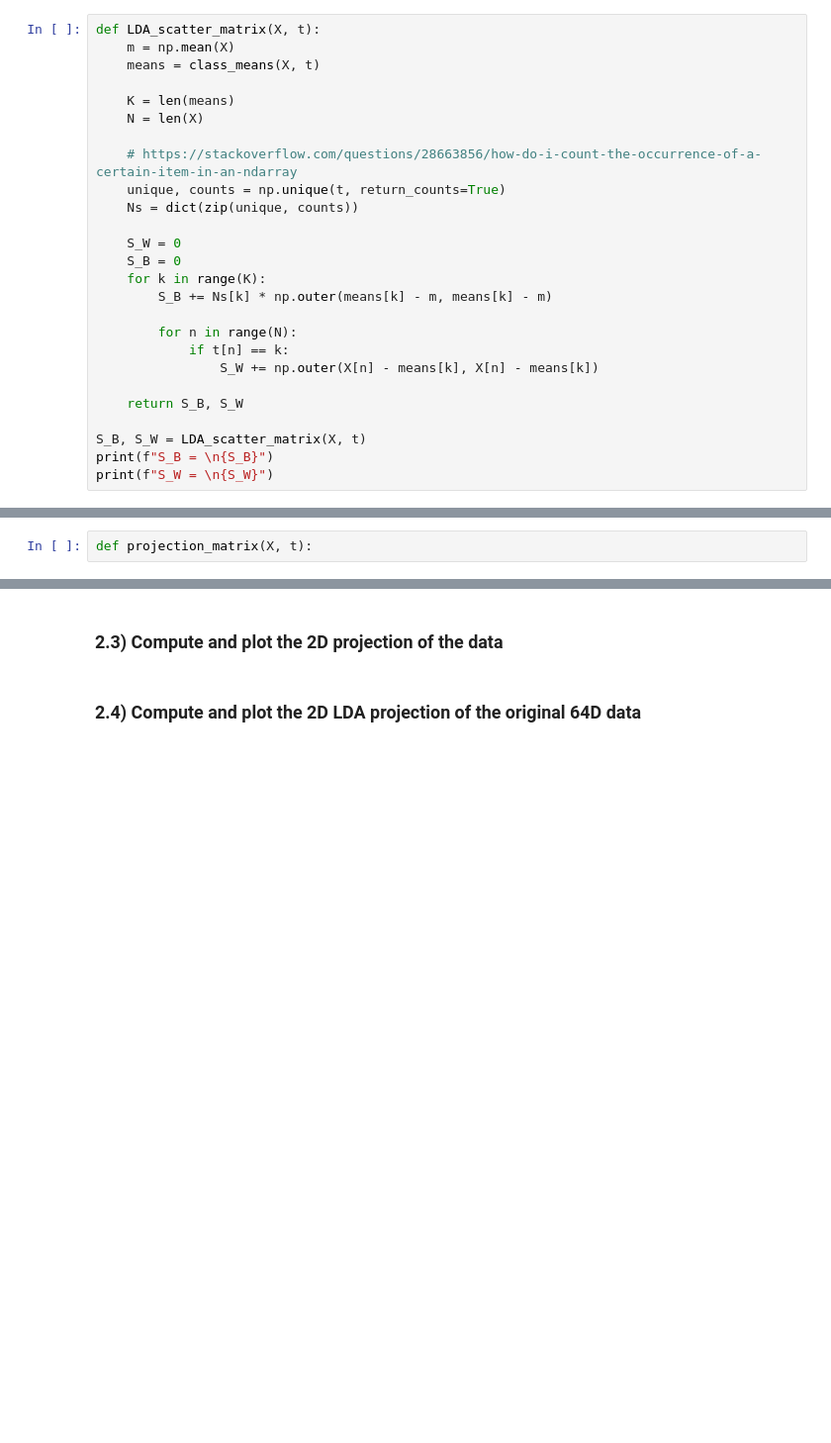
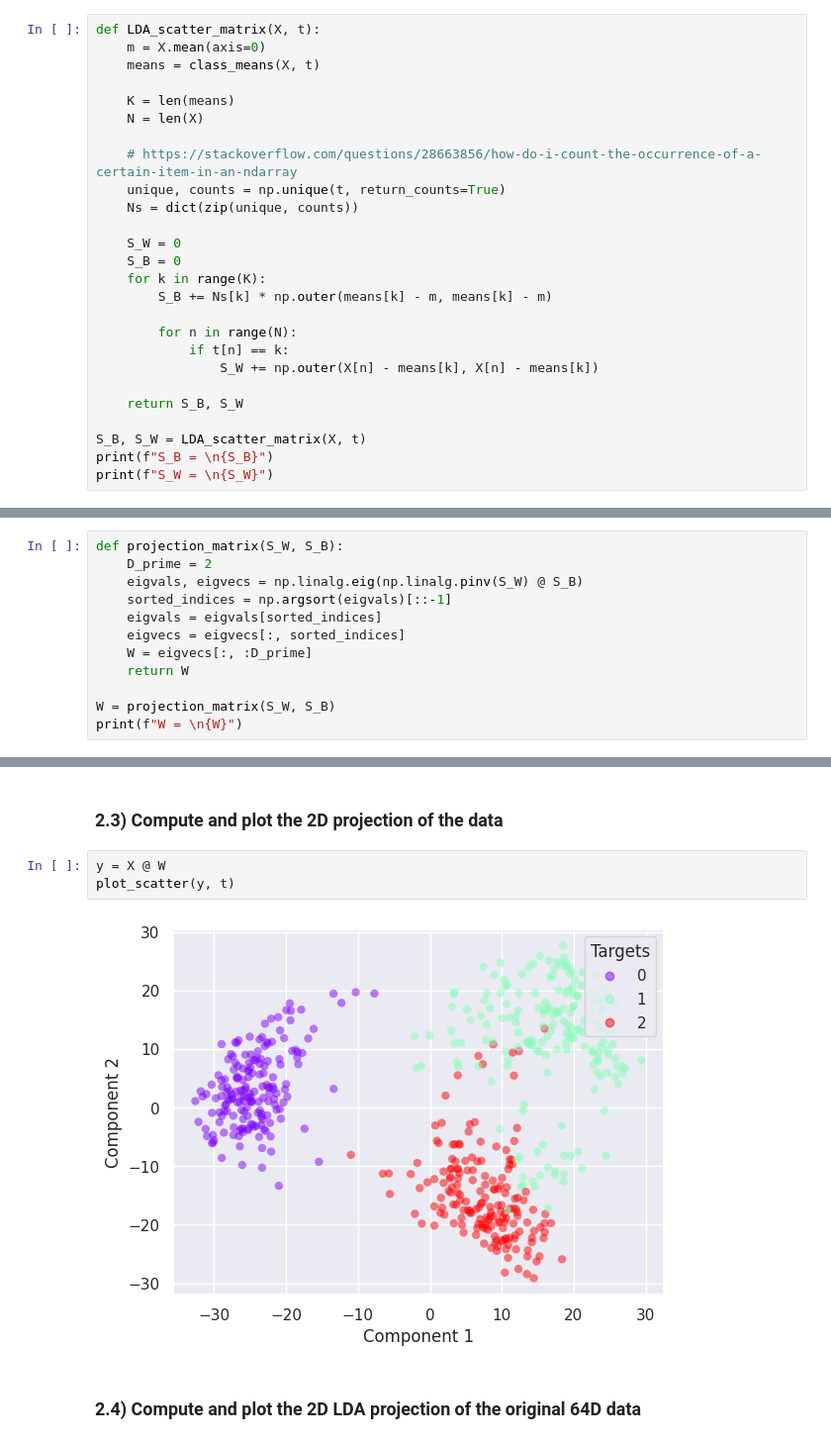
Before and after one commit to Khanrik/UniFolder, a Jupyter notebook: 5. Semester/Machine Learning/PØ/08-lda-and-constrained-opt/exercise-8.ipynb, the cells around one changed output, grey strips where cells are left out. Shown at 99% size. Cells and saved outputs as stored; diff of their text form; blank space fills up the shorter version.

```diff
--- a/5. Semester/Machine Learning/PØ/08-lda-and-constrained-opt/exercise-8.ipynb
+++ b/5. Semester/Machine Learning/PØ/08-lda-and-constrained-opt/exercise-8.ipynb
@@ -205,7 +205,7 @@ plot_scatter3d(X, t, view_point=(35,35))
 See section 4.1.6 in the textbook or Lecture 15 (slide 17)
 # %%
 def LDA_scatter_matrix(X, t):
-    m = np.mean(X)
+    m = X.mean(axis=0)
     means = class_means(X, t)
 
     K = len(means)
@@ -241,5 +241,3 @@ S_W =
 # %% [markdown]
 ### 2.2) Compute the projection matrix $\mathbf{W}$
 choose D'=2 (see lecture 15 slide 17 to understand D')
-# %%
-def projection_matrix(X, t):
@@ -247,0 +244,12 @@ SyntaxError: incomplete input (1807818994.py, line 2)
+# %%
+def projection_matrix(S_W, S_B):
+    D_prime = 2
+    eigvals, eigvecs = np.linalg.eig(np.linalg.pinv(S_W) @ S_B)
+    sorted_indices = np.argsort(eigvals)[::-1]
+    eigvals = eigvals[sorted_indices]
+    eigvecs = eigvecs[:, sorted_indices]
+    W = eigvecs[:, :D_prime]
+    return W
+
+W = projection_matrix(S_W, S_B)
+print(f"W = \n{W}")
@@ -248,5 +261,10 @@ SyntaxError: incomplete input (1807818994.py, line 2)
 # %% [markdown]
 ### 2.3) Compute and plot the 2D projection of the data
+# %%
+y = X @ W
+plot_scatter(y, t)
+# %% [output]
+[figure, added]
 # %% [markdown]
 ### 2.4) Compute and plot the 2D LDA projection of the original 64D data
 # %%
```
Also changed, not shown: parts of 7 cells of this notebook.
